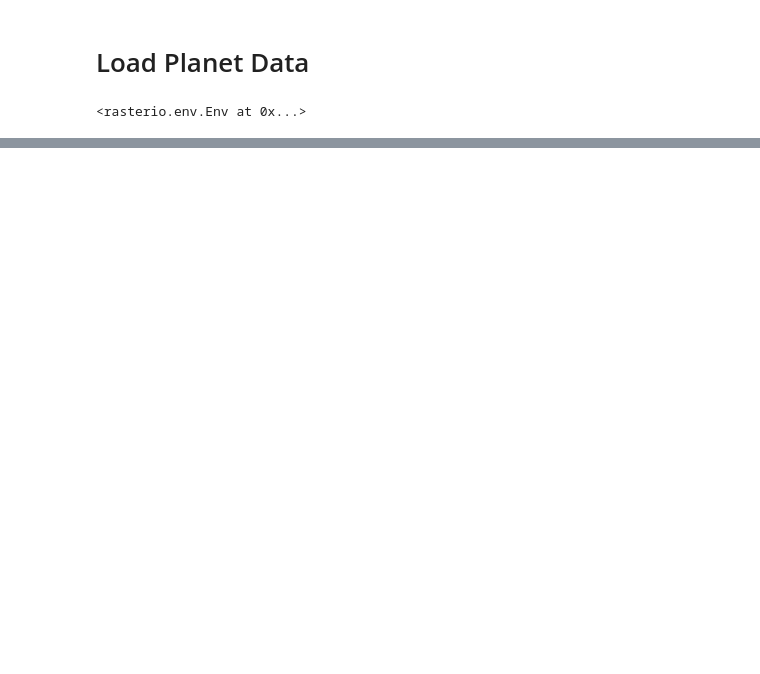
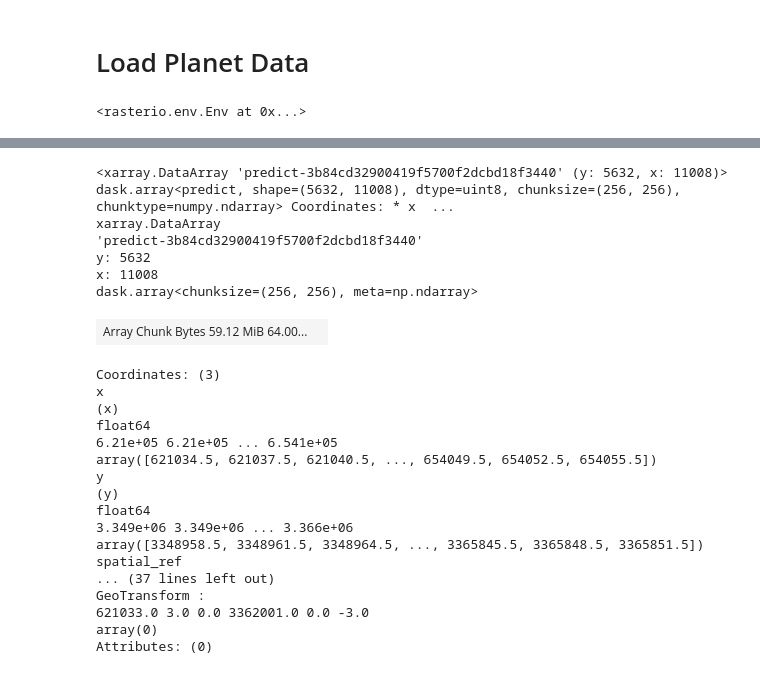
Before and after one commit to makepath/austin-ml-change-detection-demo, a Jupyter notebook: SiameseCD/planet_demo.ipynb, the cells around one changed output, grey strips where cells are left out. Drawn from its saved outputs; the diff is of its cells as text; code cells hidden in the pictures; blank space fills up the shorter version.

```diff
--- a/SiameseCD/planet_demo.ipynb
+++ b/SiameseCD/planet_demo.ipynb
@@ -188,2 +208,44 @@ def predict_chips(data:TypedDict('data',{'A': torch.Tensor, 'B': torch.Tensor, '
 # %%
-def copy_and_predict_chunked(
+meta = np.array([[]], dtype="uint8")[:0]
+
+predictions_array = ds_comb.data.map_blocks(
+    copy_and_predict_chunked,
+    meta=meta,
+    drop_axis=[0,1],
+    model=remote_model,
+    name="predict",
+)
+
+predictions_array
+
+predictions = xr.DataArray(
+    predictions_array,
+    coords=ds_comb.drop_vars("band").coords,
+    dims=("y", "x"),
+)
+predictions
+# %% [output]
+<xarray.DataArray 'predict-3b84cd32900419f5700f2dcbd18f3440' (y: 5632, x: 11008)> dask.array<predict, shape=(5632, 11008), dtype=uint8, chunksize=(256, 256), chunktype=numpy.ndarray> Coordinates: * x  ...
+xarray.DataArray
+'predict-3b84cd32900419f5700f2dcbd18f3440'
+y: 5632
+x: 11008
+dask.array<chunksize=(256, 256), meta=np.ndarray>
+| Array Chunk Bytes 59.12 MiB 64.00... |  |
+Coordinates: (3)
+x
+(x)
+float64
+6.21e+05 6.21e+05 ... 6.541e+05
+array([621034.5, 621037.5, 621040.5, ..., 654049.5, 654052.5, 654055.5])
+y
+(y)
+float64
+3.349e+06 3.349e+06 ... 3.366e+06
+array([3348958.5, 3348961.5, 3348964.5, ..., 3365845.5, 3365848.5, 3365851.5])
+spatial_ref
+... (37 lines left out)
+GeoTransform :
+621033.0 3.0 0.0 3362001.0 0.0 -3.0
+array(0)
+Attributes: (0)
```
Also changed, not shown: parts of 27 cells of this notebook.
